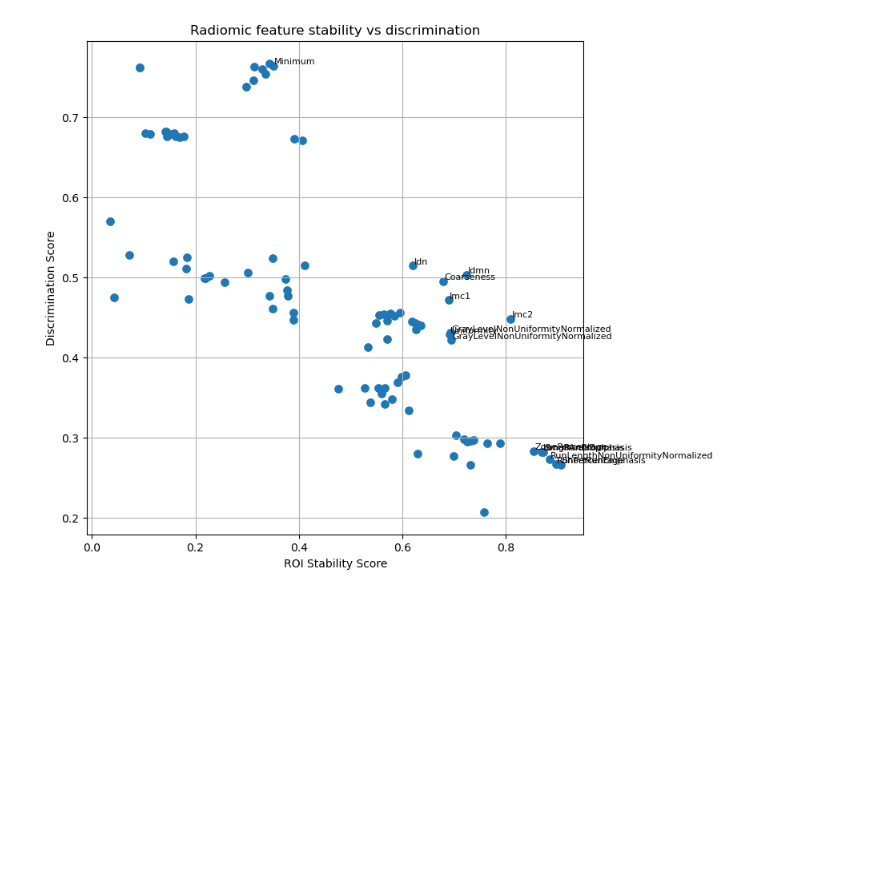
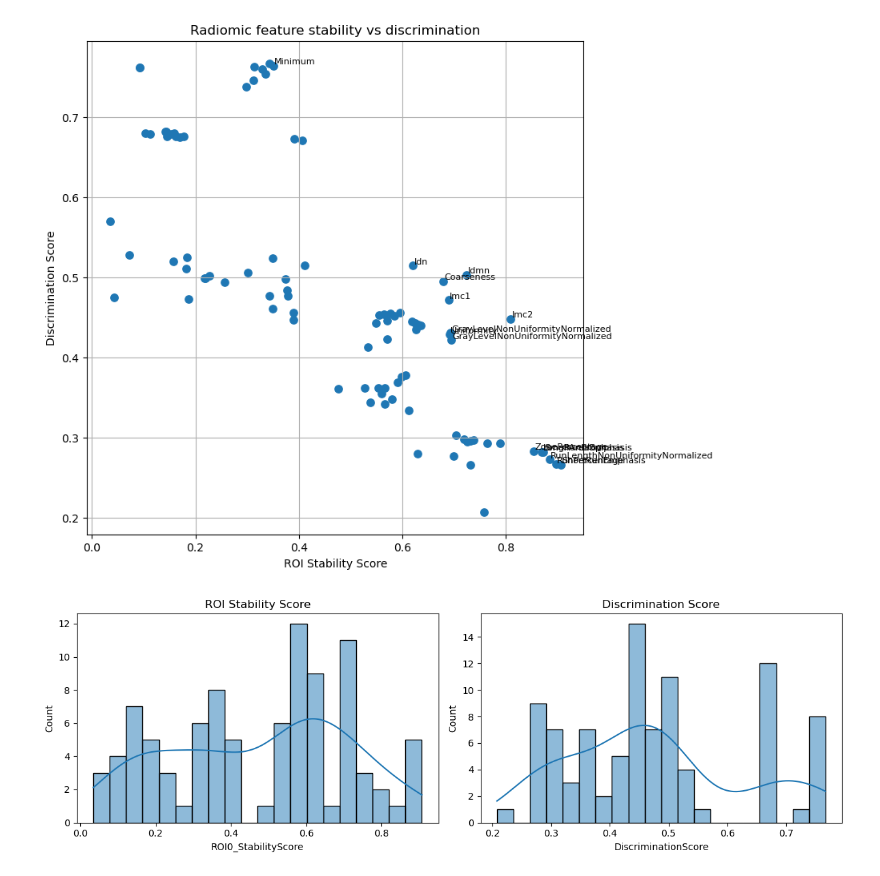
Before and after one commit to oazula/Primer-metodo-con-radiomica, a Jupyter notebook: test 1 Metodo simple 2D con Dice y Evaluacion de las mejores caracteristicas.ipynb, the cells around one changed output. Saved outputs shown, nothing was run; the diff lists cells and outputs as text; code cells hidden in the pictures; blank space fills up the shorter version.

```diff
--- a/test 1 Metodos de intervalos 2D con Dice y Evaluacion de las mejores caracteristicas.ipynb
+++ b/test 1 Metodo simple 2D con Dice y Evaluacion de las mejores caracteristicas.ipynb
@@ -1870,3 +1872,27 @@ plt.grid(True)
 plt.show()
 # %% [output]
 [figure]
+# %%
+fig, ax = plt.subplots(1,2, figsize=(12,4))
+
+sns.histplot(
+    combined_df["ROI0_StabilityScore"],
+    bins=20,
+    kde=True,
+    ax=ax[0]
+)
+
+ax[0].set_title("ROI Stability Score")
+
+sns.histplot(
+    combined_df["DiscriminationScore"],
+    bins=20,
+    kde=True,
+    ax=ax[1]
+)
+
+ax[1].set_title("Discrimination Score")
+
+plt.tight_layout()
+# %% [output]
+[figure, added]
```
Also changed, not shown: parts of 9 cells of this notebook, 2 other files.
